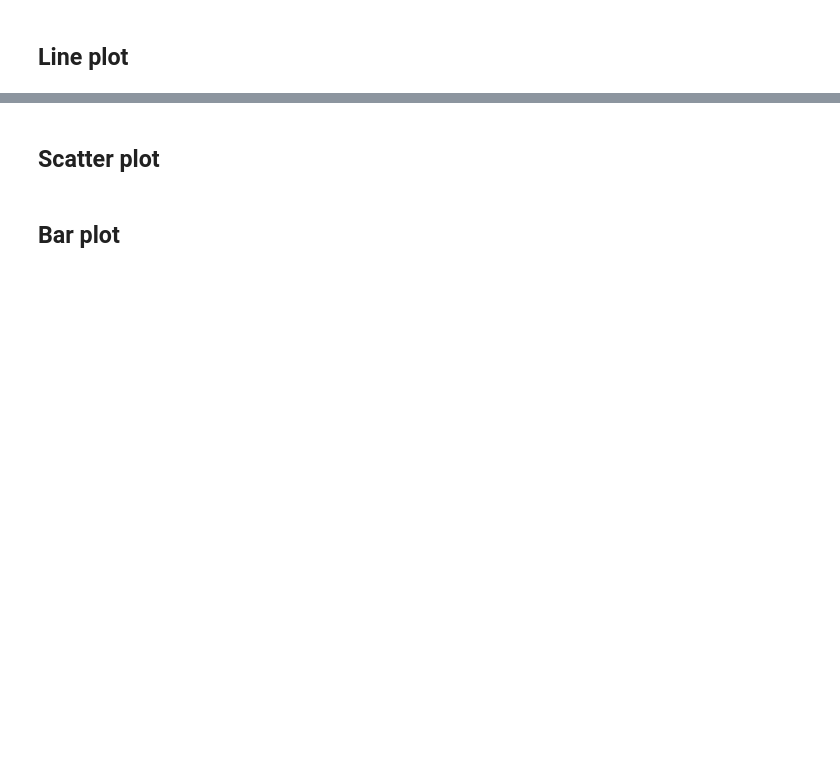
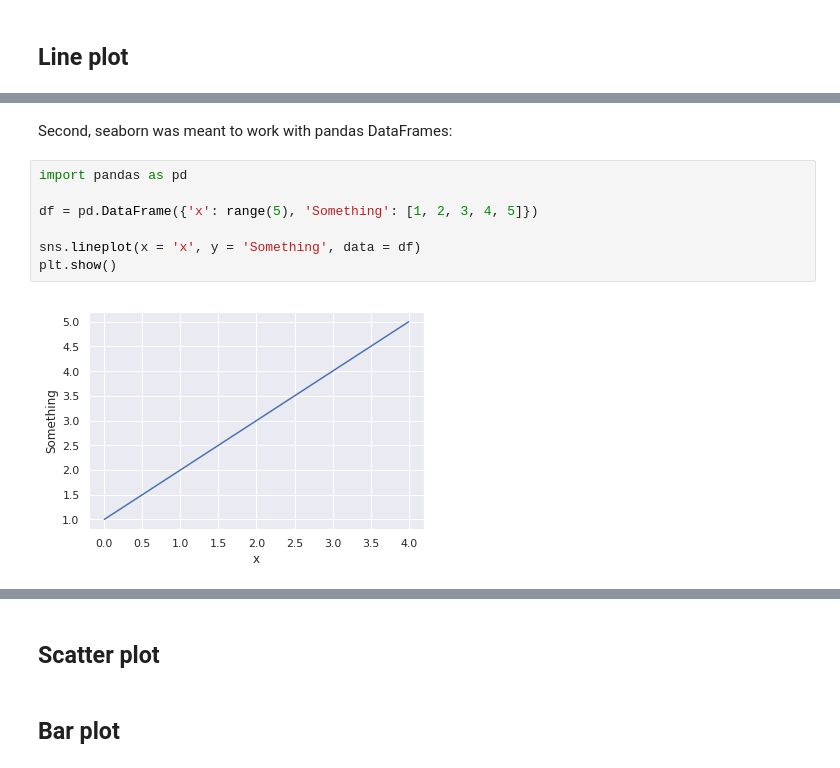
Before and after one commit to gsimchoni/Intro2DS, a Jupyter notebook: misc/intro2python/plotting.ipynb, the cells around one changed output, grey strips where cells are left out. Saved outputs shown, nothing was run; the diff lists cells and outputs as text; blank space fills up the shorter version.

```diff
--- a/misc/intro2python/plotting.ipynb
+++ b/misc/intro2python/plotting.ipynb
@@ -135,0 +159,11 @@ import seaborn as sns
+# %% [markdown]
+Second, seaborn was meant to work with pandas DataFrames:
+# %%
+import pandas as pd
+
+df = pd.DataFrame({'x': range(5), 'Something': [1, 2, 3, 4, 5]})
+
+sns.lineplot(x = 'x', y = 'Something', data = df)
+plt.show()
+# %% [output]
+[figure, added]
```
Also changed, not shown: parts of 20 cells of this notebook, 1 other file.
